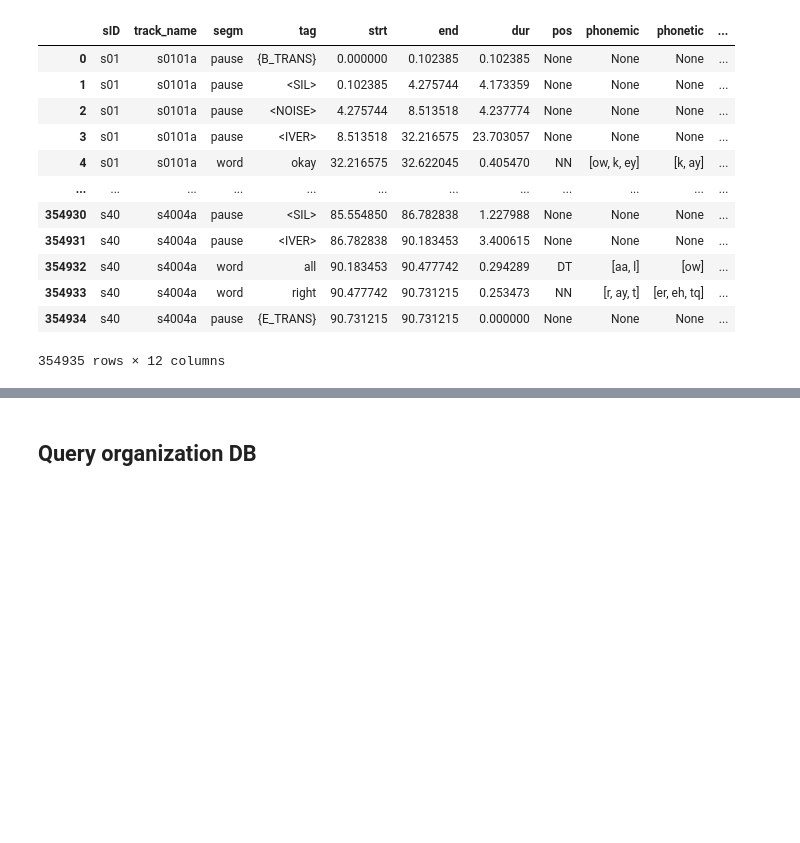
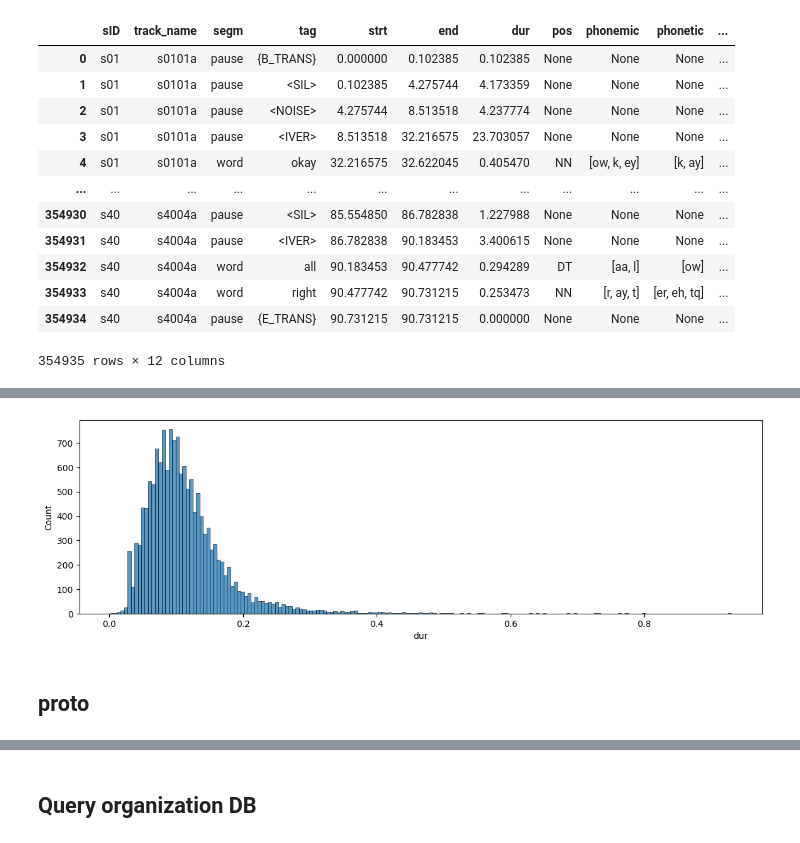
Before and after one commit to fredy-rojas/07_FR_phone, a Jupyter notebook: notebooks/01_data_expl/01_buckeyes/FR01_Buckeye_exploration.ipynb, the cells around one changed output, grey strips where cells are left out. Saved outputs shown, nothing was run; the diff lists cells and outputs as text; code cells hidden in the pictures; blank space fills up the shorter version.

```diff
--- a/notebooks/01_data_expl/01_buckeyes/FR01_Buckeye_exploration.ipynb
+++ b/notebooks/01_data_expl/01_buckeyes/FR01_Buckeye_exploration.ipynb
@@ -629,0 +778,7 @@ df_word_level[c1].head(30)
+# %%
+d_fltrd_words_w_phone, d_phone_dur = viz_phone_symb_dur_hist(phone_symb='aa',
+                                                             df_word_level=df_word_level)
+# %% [output]
+[figure, added]
+# %% [markdown]
+## proto
```
Also changed, not shown: parts of 42 cells of this notebook.
